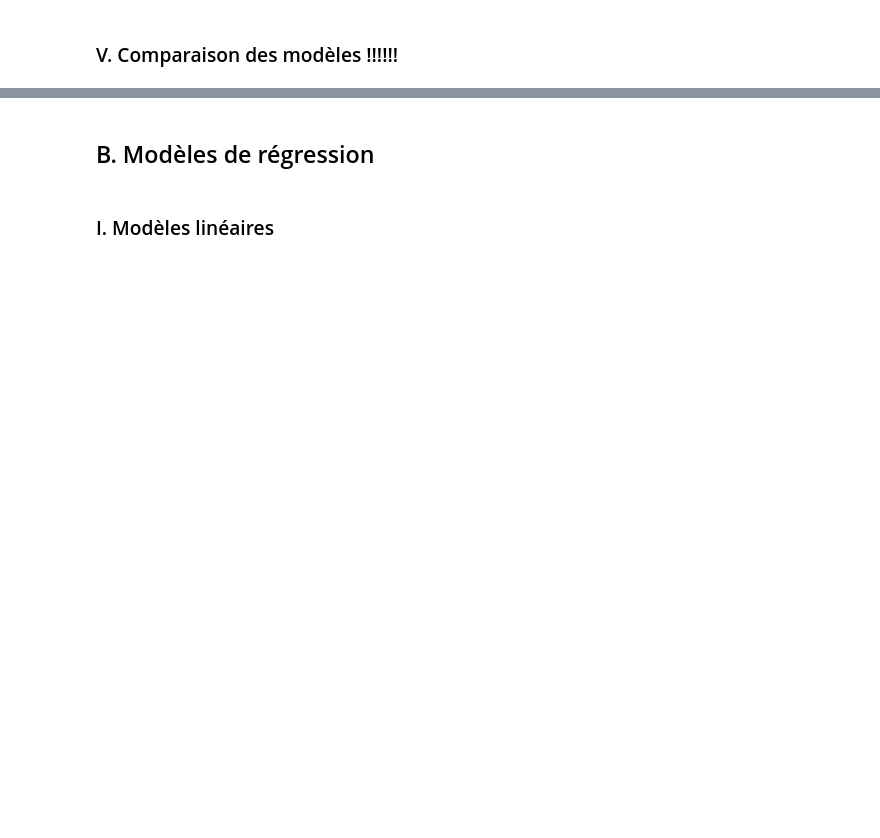
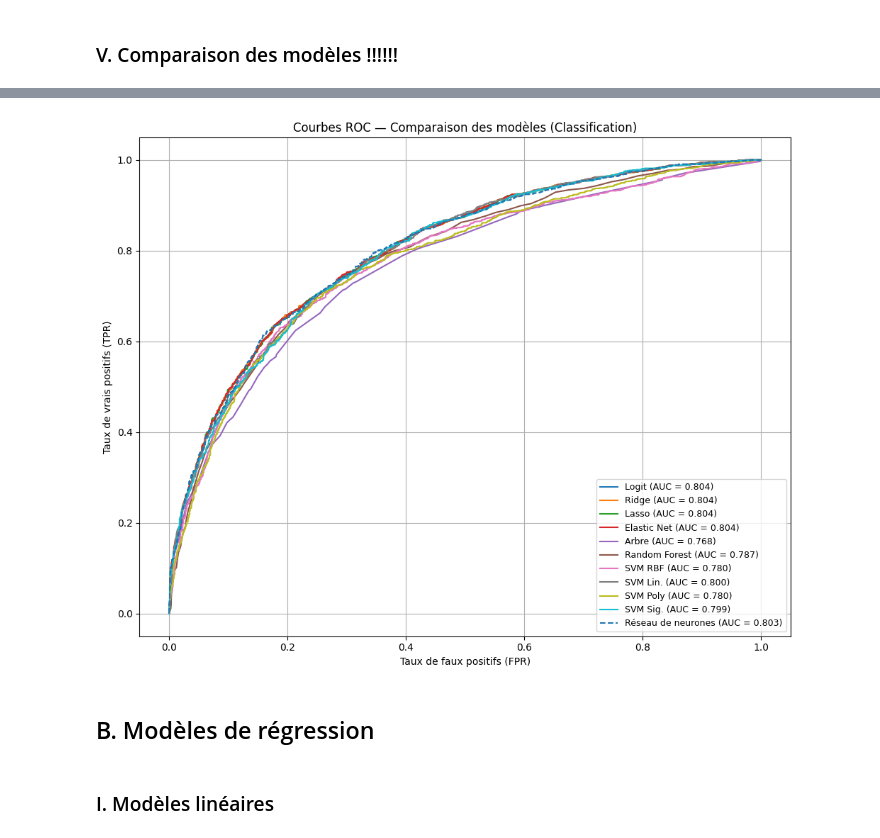
Before and after one commit to clairesn23/machine_learning, a Jupyter notebook: Projet_Python.ipynb, the cells around one changed output, grey strips where cells are left out. Drawn from its saved outputs; the diff is of its cells as text; code cells hidden in the pictures; blank space fills up the shorter version.

```diff
--- a/Projet_Python.ipynb
+++ b/Projet_Python.ipynb
@@ -739,2 +712,59 @@ plt.show()
 # %% [markdown]
 ### V. Comparaison des modèles !!!!!!
+# %%
+from sklearn.metrics import roc_curve, auc
+import matplotlib.pyplot as plt
+
+#Models that directly give predict_proba : LogisticRegression, Ridge, Lasso, ElasticNet, RandomForest, DecisionTree
+
+models_proba = {
+    "Logit":        logitOpt.best_estimator_,
+    "Ridge":        ridge.best_estimator_,
+    "Lasso":        lasso.best_estimator_,
+    "Elastic Net":  ela.best_estimator_,
+    "Arbre":        treeOpt.best_estimator_,
+    "Random Forest": rfOpt.best_estimator_,
+}
+
+#SVM: need to refit with probability=True (SVMs do NOT expose predict_proba by default, it costs extra compute)
+from sklearn.svm import SVC
+
+svm_rbf_prob  = SVC(kernel="rbf",     C=svmOpt.best_params_['C'],     probability=True)
+svm_lin_prob  = SVC(kernel="linear",  C=svm_lOpt.best_params_['C'],   probability=True)
+svm_poly_prob = SVC(kernel="poly",    C=svm_pOpt.best_params_['C'],   probability=True)
+svm_sig_prob  = SVC(kernel="sigmoid", C=svm_sOpt.best_params_['C'],   probability=True)
+
+for name, m in [("SVM RBF", svm_rbf_prob), ("SVM Lin.", svm_lin_prob),
+                ("SVM Poly", svm_poly_prob), ("SVM Sig.", svm_sig_prob)]:
+    m.fit(Xr_train_c, y_train_c)
+    models_proba[name] = m
+
+#Predict pour le NN
+nn_probs = keras_model.predict(Xr_test_c)[:, 1]  # probability of class 1
+
+#PLot
+plt.figure(figsize=(10, 8))
+
+for name, model in models_proba.items():
+    probs = model.predict_proba(Xr_test_c)[:, 1]
+    fpr, tpr, _ = roc_curve(y_test_c, probs)
+    roc_auc = auc(fpr, tpr)
+    plt.plot(fpr, tpr, label=f"{name} (AUC = {roc_auc:.3f})")
+
+# Neural network
+fpr_nn, tpr_nn, _ = roc_curve(y_test_c, nn_probs)
+auc_nn = auc(fpr_nn, tpr_nn)
+plt.plot(fpr_nn, tpr_nn, label=f"Réseau de neurones (AUC = {auc_nn:.3f})", linestyle='--')
+
+
+plt.xlabel("Taux de faux positifs (FPR)")
+plt.ylabel("Taux de vrais positifs (TPR)")
+plt.title("Courbes ROC — Comparaison des modèles (Classification)")
+plt.legend(loc="lower right", fontsize=9)
+plt.grid(True)
+plt.tight_layout()
+plt.show()
+
+
+#Peut etre mettre d'abord les ROC pour chaque type, puis on choisit la meilleure par caté et on affiche leur ROC sur un autre graphe
+# %% [output]
@@ -741,3 +772,4 @@ plt.show()
+[figure, added]
 # %% [markdown]
 ## B. Modèles de régression
 # %% [markdown]
```
Also changed, not shown: parts of 44 cells of this notebook.
